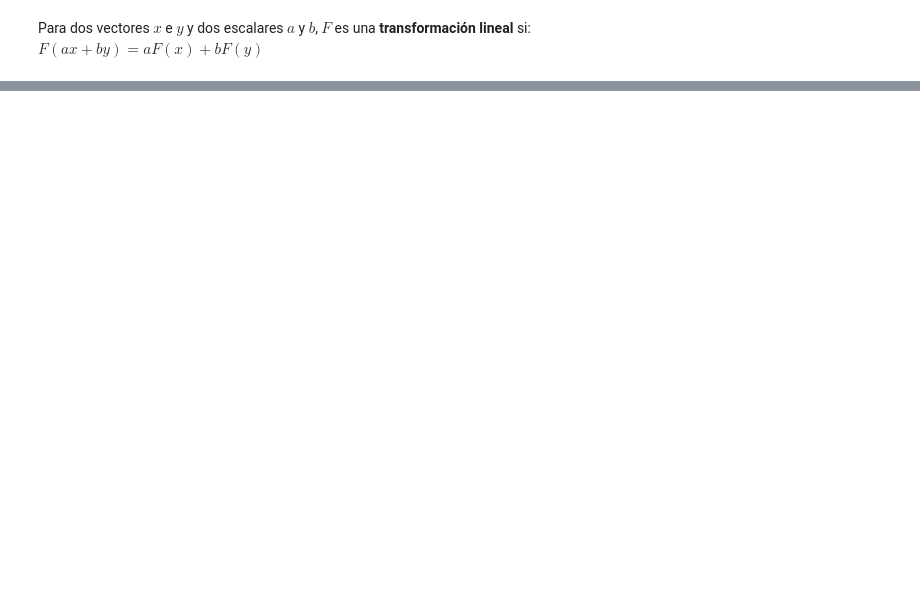
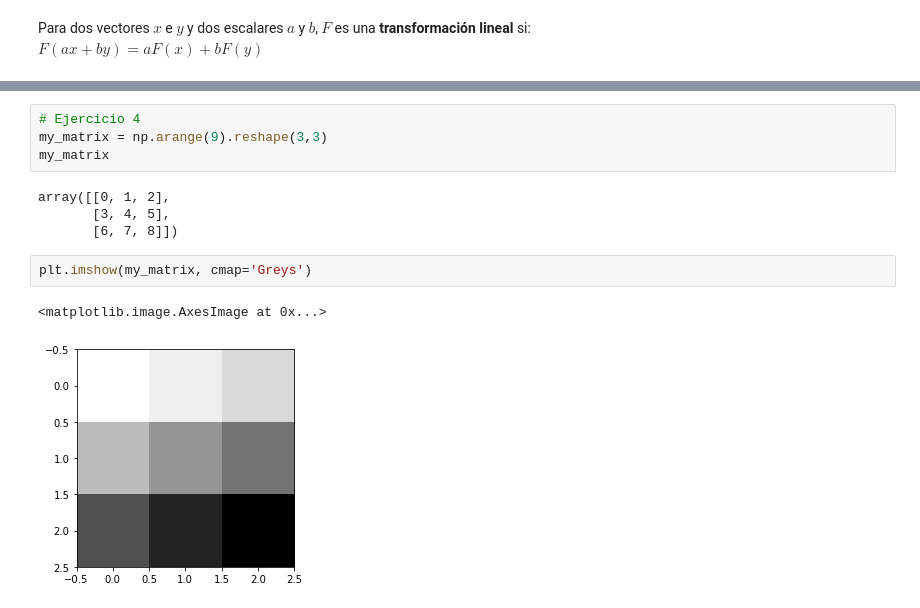
Before and after one commit to Apgt512/Colab-Notebooks, a Jupyter notebook: Modulo II. Algebra Lineal y Probabilidad/Clase 30 agosto 2021.ipynb, the cells around one changed output, grey strips where cells are left out. Drawn from its saved outputs; the diff is of its cells as text; blank space fills up the shorter version.

```diff
--- a/Modulo II. Algebra Lineal y Probabilidad/Clase 30 agosto 2021.ipynb
+++ b/Modulo II. Algebra Lineal y Probabilidad/Clase 30 agosto 2021.ipynb
@@ -69,0 +450,13 @@ Escribe un programa que realice convoluciones vectoriales y uno que realice conv
+# %%
+# Ejercicio 4
+my_matrix = np.arange(9).reshape(3,3)
+my_matrix
+# %% [output]
+array([[0, 1, 2],
+       [3, 4, 5],
+       [6, 7, 8]])
+# %%
+plt.imshow(my_matrix, cmap='Greys')
+# %% [output]
+<matplotlib.image.AxesImage at 0x...>
+[figure, added]
```
Also changed, not shown: parts of 58 cells of this notebook.
